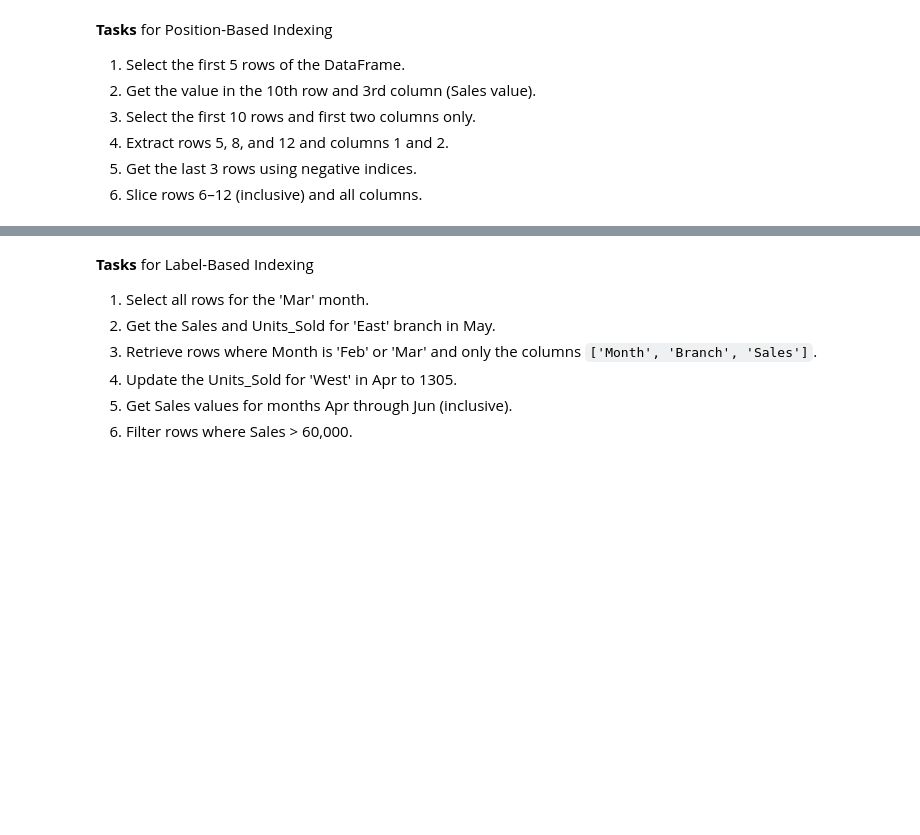
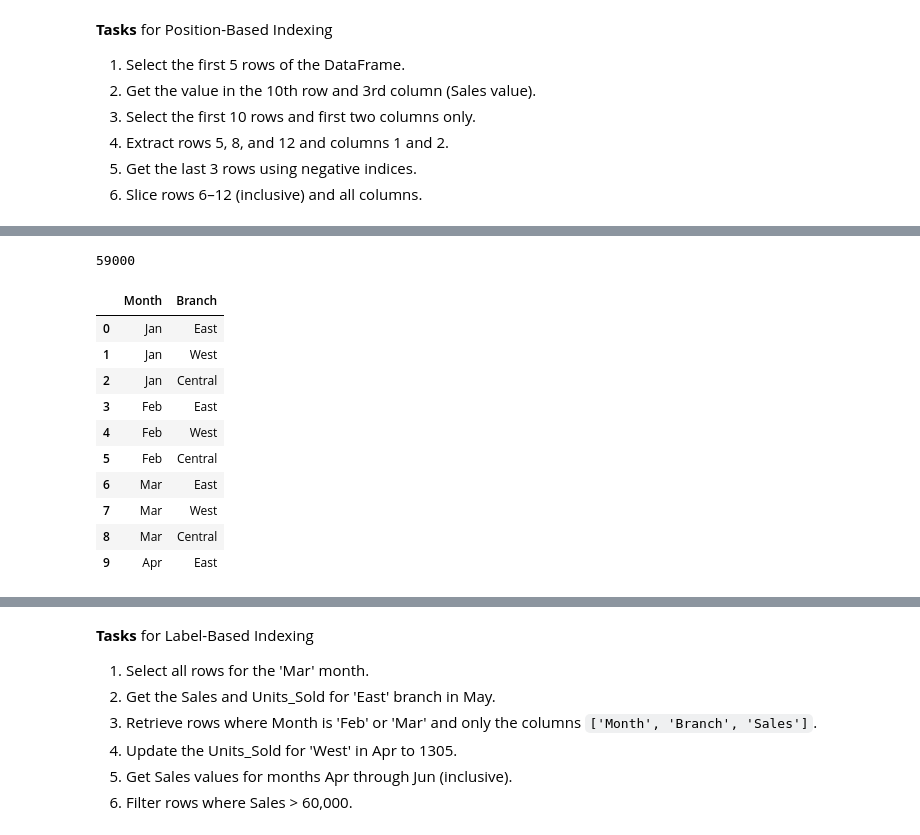
Before and after one commit to choi-phd/PySocs, a Jupyter notebook: 03_pandas/03_notebook.ipynb, the cells around one changed output, grey strips where cells are left out. Cells and saved outputs as stored; diff of their text form; code cells hidden in the pictures; blank space fills up the shorter version.

```diff
--- a/03_pandas/03_notebook.ipynb
+++ b/03_pandas/03_notebook.ipynb
@@ -433,6 +851,22 @@ units_sold = [1200,1150,1100,1050,1040,1030,
 # %%
 # Get the value in the 10th row and 3rd column (Sales value).
+df_sales.iloc[9, 2]
+# %% [output]
+59000
 # %%
 # Select the first 10 rows and first two columns only.
+df_sales.iloc[:10, :2]
+# %% [output]
+|  | Month | Branch |
+| 0 | Jan | East |
+| 1 | Jan | West |
+| 2 | Jan | Central |
+| 3 | Feb | East |
+| 4 | Feb | West |
+| 5 | Feb | Central |
+| 6 | Mar | East |
+| 7 | Mar | West |
+| 8 | Mar | Central |
+| 9 | Apr | East |
 # %%
 # Extract row indexes 5, 8, and 12 and columns 1 and 2.
```
Also changed, not shown: parts of 85 cells of this notebook, 2 other files.
